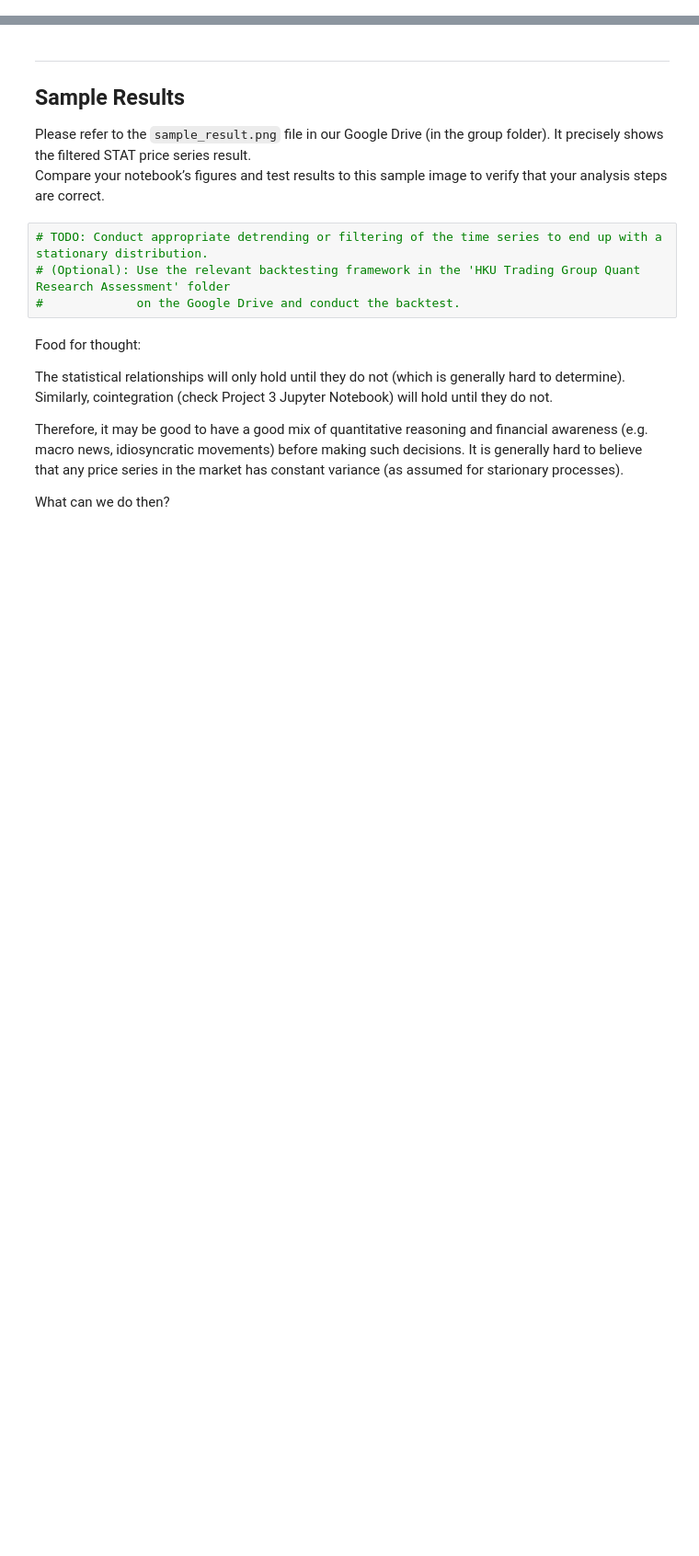
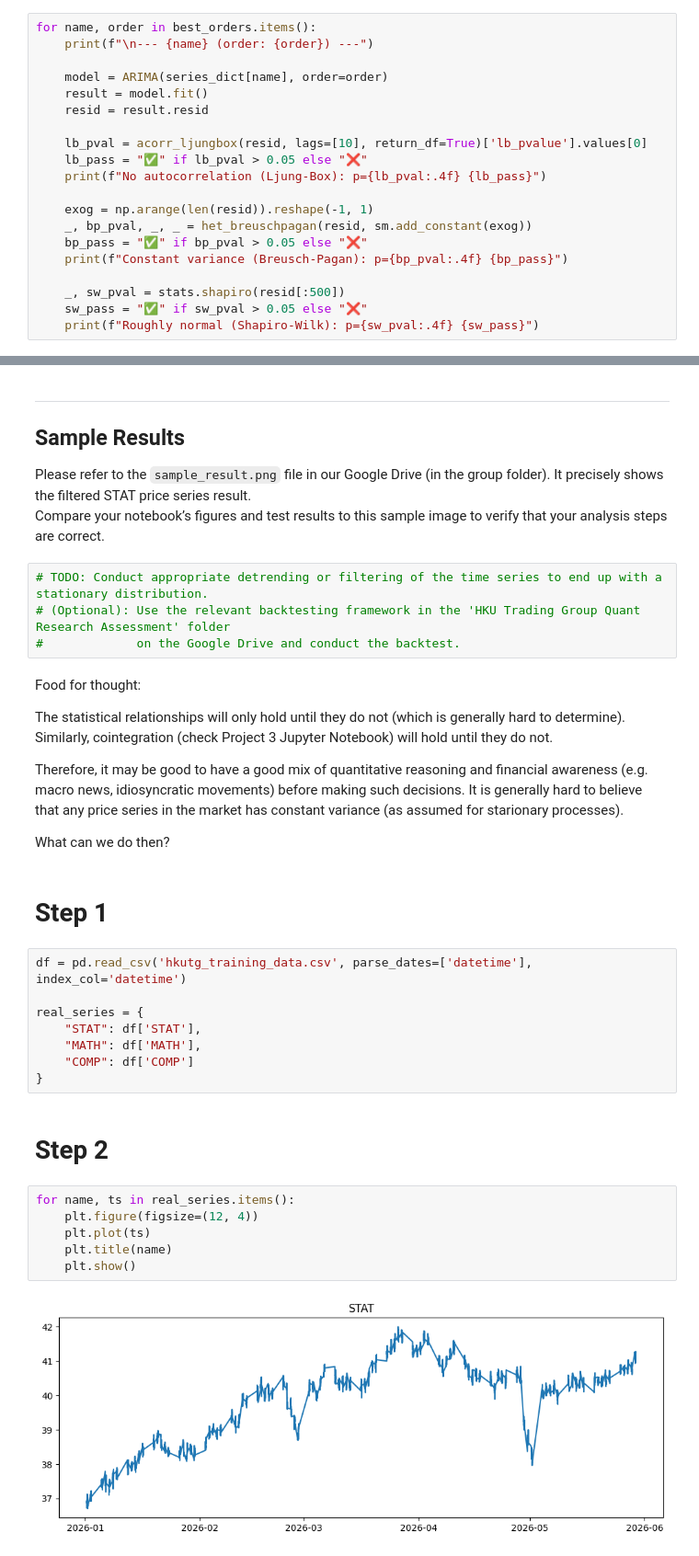
Before and after one commit to Seanjeon0220/project, a Jupyter notebook: quant/HKUTG/Project4_20260124/Copy of [4] ARIMA.ipynb, the cells around one changed output, grey strips where cells are left out. Shown at 92% size. Drawn from its saved outputs; the diff is of its cells as text; blank space fills up the shorter version.

```diff
--- a/quant/HKUTG/Project4_20260124/Copy of [4] ARIMA.ipynb
+++ b/quant/HKUTG/Project4_20260124/Copy of [4] ARIMA.ipynb
@@ -519,0 +519,20 @@ ARIMA(2,1,1): (3, 1, 1)
+# %%
+for name, order in best_orders.items():
+    print(f"\n--- {name} (order: {order}) ---")
+
+    model = ARIMA(series_dict[name], order=order)
+    result = model.fit()
+    resid = result.resid
+
+    lb_pval = acorr_ljungbox(resid, lags=[10], return_df=True)['lb_pvalue'].values[0]
+    lb_pass = "✅" if lb_pval > 0.05 else "❌"
+    print(f"No autocorrelation (Ljung-Box): p={lb_pval:.4f} {lb_pass}")
+
+    exog = np.arange(len(resid)).reshape(-1, 1)
+    _, bp_pval, _, _ = het_breuschpagan(resid, sm.add_constant(exog))
+    bp_pass = "✅" if bp_pval > 0.05 else "❌"
+    print(f"Constant variance (Breusch-Pagan): p={bp_pval:.4f} {bp_pass}")
+
+    _, sw_pval = stats.shapiro(resid[:500])
+    sw_pass = "✅" if sw_pval > 0.05 else "❌"
+    print(f"Roughly normal (Shapiro-Wilk): p={sw_pval:.4f} {sw_pass}")
@@ -585,3 +624,23 @@ The statistical relationships will only hold until they do not (which is general
 Therefore, it may be good to have a good mix of quantitative reasoning and financial awareness (e.g. macro news, idiosyncratic movements) before making such decisions. It is generally hard to believe that any price series in the market has constant variance (as assumed for starionary processes).
 
 What can we do then?
+# %% [markdown]
+# Step 1
+# %%
+df = pd.read_csv('hkutg_training_data.csv', parse_dates=['datetime'], index_col='datetime')
+
+real_series = {
+    "STAT": df['STAT'],
+    "MATH": df['MATH'],
+    "COMP": df['COMP']
+}
+# %% [markdown]
+# Step 2
+# %%
+for name, ts in real_series.items():
+    plt.figure(figsize=(12, 4))
+    plt.plot(ts)
+    plt.title(name)
+    plt.show()
+# %% [output]
+[figure, added]
```
Also changed, not shown: parts of 15 cells of this notebook, 1 other file.
